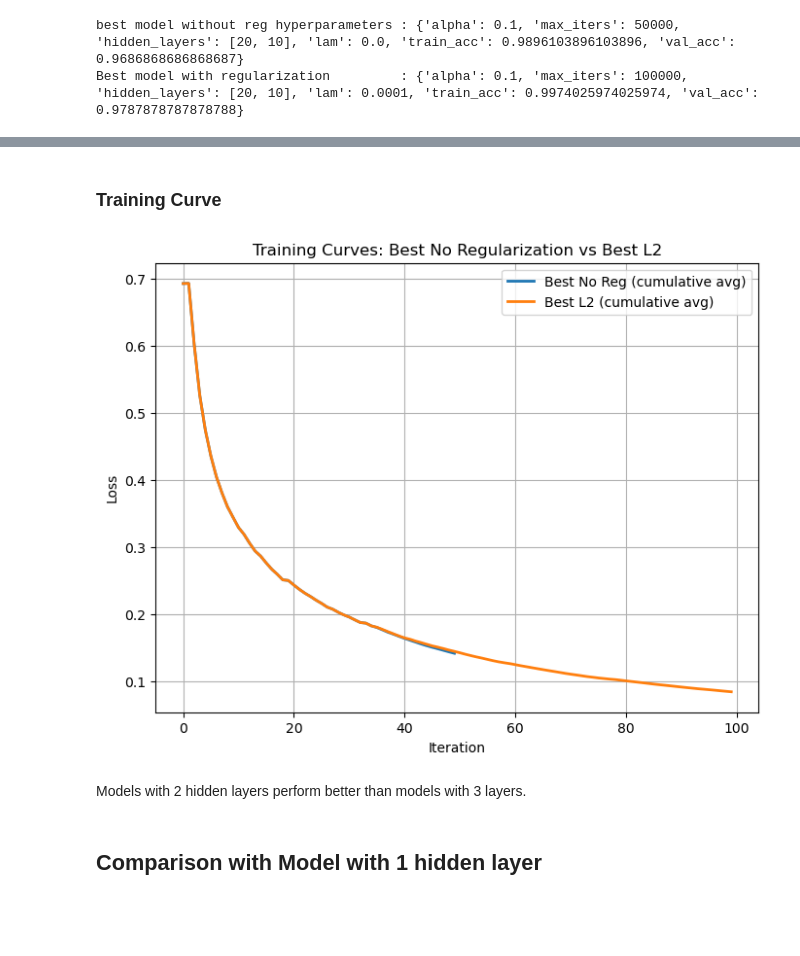
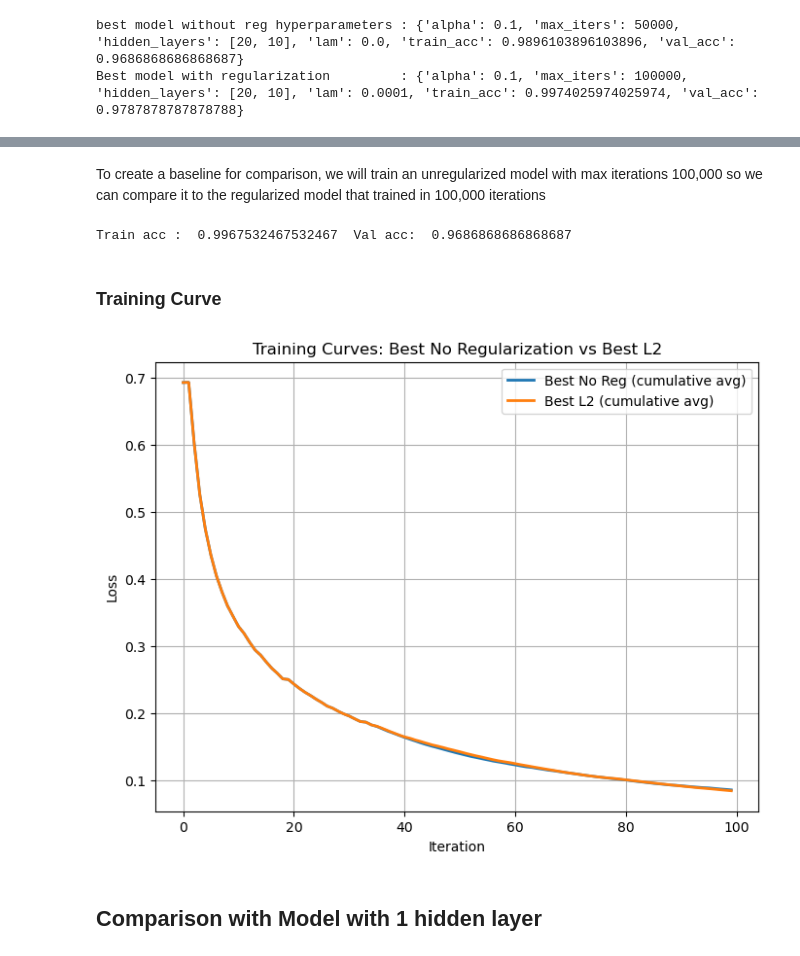
Before and after one commit to PatriotArrow/DeepLearning, a Jupyter notebook: assignment1/submission.ipynb, the cells around one changed output, grey strips where cells are left out. Drawn from its saved outputs; the diff is of its cells as text; code cells hidden in the pictures; blank space fills up the shorter version.

```diff
--- a/assignment1/submission.ipynb
+++ b/assignment1/submission.ipynb
@@ -1480,30 +1491,40 @@ Models, with 2 layers [20,10] is better than model with 3 layers [28, 10, 5] and
+# %% [markdown]
+To create a baseline for comparison, we will train an unregularized model with max iterations 100,000 so we can compare it to the regularized model that trained in 100,000 iterations
+# %%
+no_reg_50k = LogisticRegressor(alpha=0.1, max_iters=100000, hidden_layers=[20,10], seed=seed, lam=0.0, N=1000)
+no_reg_50k.fit(X_train, y_train)
+
+train_acc = no_reg_50k.score(X_train, y_train)
+val_acc   = no_reg_50k.score(X_val, y_val)
+# %%
+print("Train acc : ",train_acc," Val acc: ", val_acc )
+# %% [output]
+Train acc :  0.9967532467532467  Val acc:  0.9686868686868687
 # %% [markdown]
 ### Training Curve
 # %%
 # Extract loss histories
-loss_no = np.array(best_no_reg["model"].loss_history)
+loss_no = np.array(no_reg_50k.loss_history)
 loss_l2 = np.array(best_l2["model"].loss_history)
 
 # Compute cumulative averages
 cum_no = np.cumsum(loss_no) / np.arange(1, len(loss_no)+1)
 cum_l2 = np.cumsum(loss_l2) / np.arange(1, len(loss_l2)+1)
 
 plt.figure(figsize=(8,6))
 
 # Smoothed curves (clear trend)
 plt.plot(cum_no, linewidth=2, label="Best No Reg (cumulative avg)")
 plt.plot(cum_l2, linewidth=2, label="Best L2 (cumulative avg)")
 
 plt.xlabel("Iteration")
 plt.ylabel("Loss")
 plt.title("Training Curves: Best No Regularization vs Best L2")
 plt.grid(True)
 plt.legend()
 plt.show()
 # %% [output]
-[figure, old version]
+[figure, new version]
-# %% [markdown]
-Models with 2 hidden layers perform better than models with 3 layers.
 # %% [markdown]
 ## Comparison with Model with 1 hidden layer
 # %% [markdown]
```
Also changed, not shown: parts of 3 cells of this notebook.
